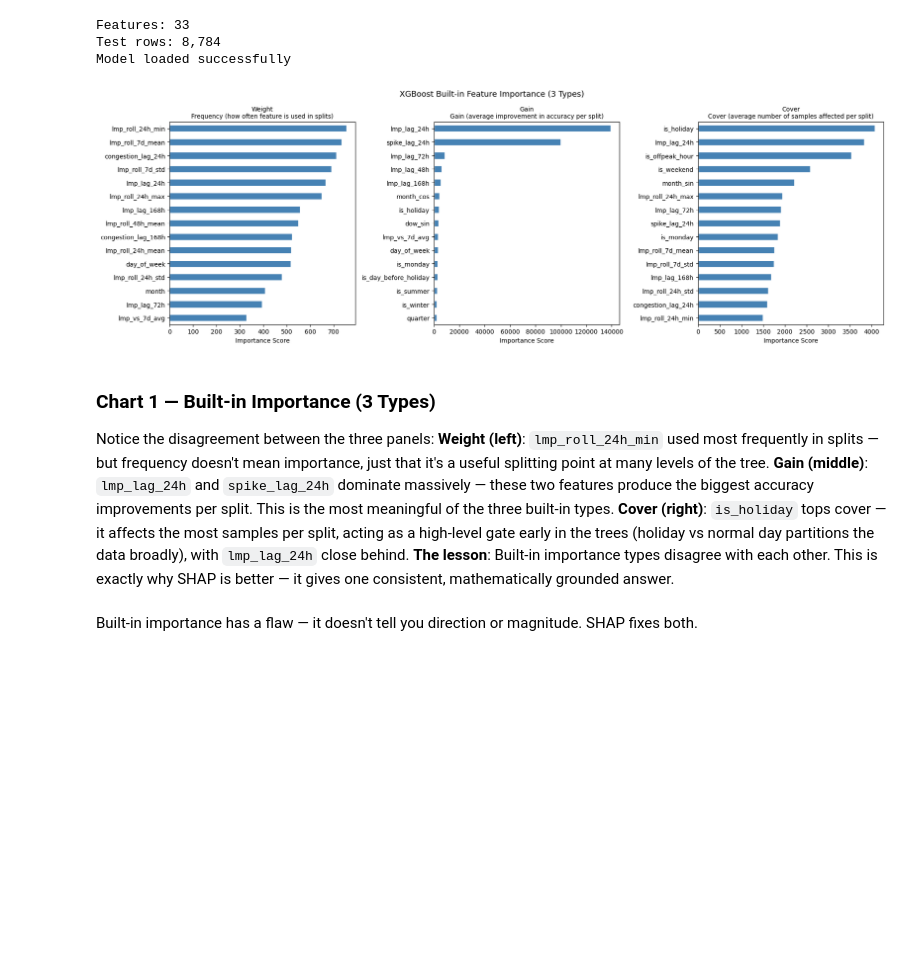
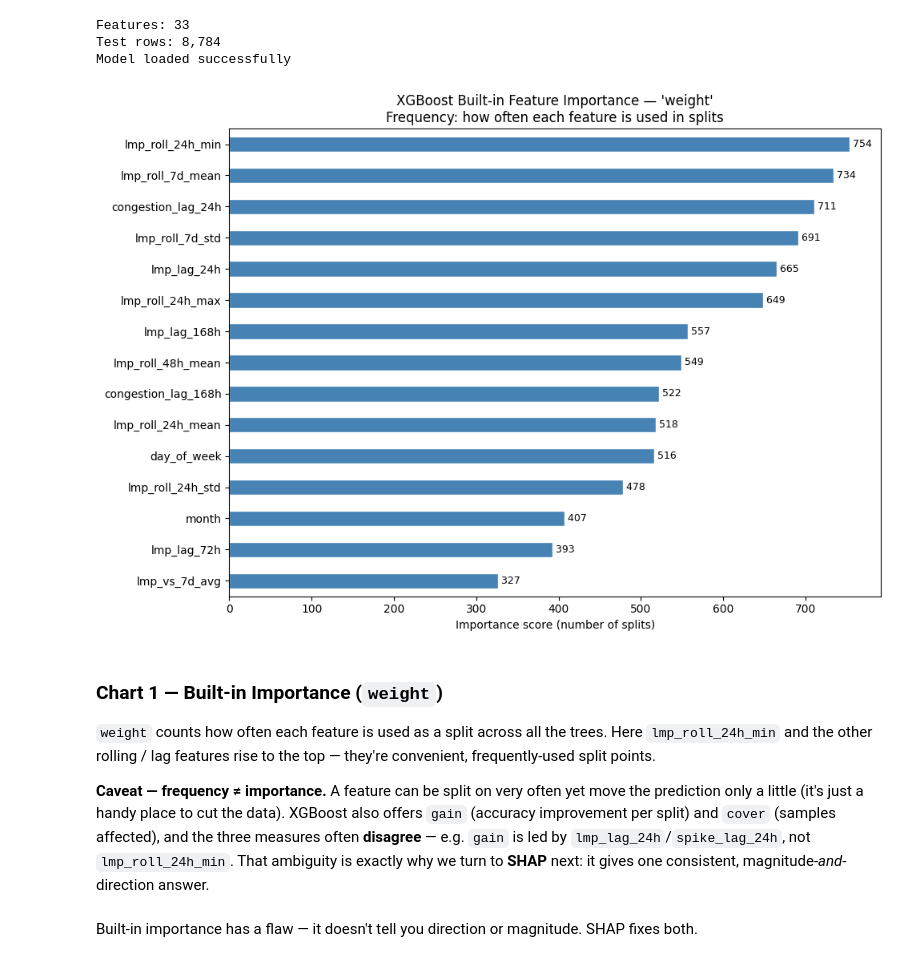
Before and after one commit to zhong338/lmp-forecaster, a Jupyter notebook: notebooks/06_feature_importance.ipynb, the cells around one changed output. Drawn from its saved outputs; the diff is of its cells as text; code cells hidden in the pictures; blank space fills up the shorter version.

```diff
--- a/notebooks/06_feature_importance.ipynb
+++ b/notebooks/06_feature_importance.ipynb
@@ -49,41 +49,34 @@ Features: 33
 Test rows: 8,784
 Model loaded successfully
 # %%
-# --- Built-in XGBoost Importance ---
+# --- Built-in XGBoost Importance: 'weight' (split frequency) ---
+# weight = how often each feature is used as a split point across all the trees.
+imp = (pd.Series(model.get_booster().get_score(importance_type='weight'))
+         .sort_values(ascending=True).tail(15))      # top 15
 
-# XGBoost has 3 built-in importance types
-importance_types = ['weight', 'gain', 'cover']
-importance_labels = {
-    'weight': 'Frequency (how often feature is used in splits)',
-    'gain':   'Gain (average improvement in accuracy per split)',
-    'cover':  'Cover (average number of samples affected per split)'
-}
-
-fig, axes = plt.subplots(1, 3, figsize=(18, 6))
-
-for ax, imp_type in zip(axes, importance_types):
-    imp = pd.Series(
-        model.get_booster().get_score(importance_type=imp_type)
-    ).sort_values(ascending=True).tail(15)  # Top 15
-
-    imp.plot(kind='barh', ax=ax, color='steelblue', edgecolor='white')
-    ax.set_title(f'{imp_type.capitalize()}\n{importance_labels[imp_type]}',
-                 fontsize=10)
-    ax.set_xlabel('Importance Score')
-
-plt.suptitle('XGBoost Built-in Feature Importance (3 Types)', fontsize=13)
+fig, ax = plt.subplots(figsize=(10, 7))
+imp.plot(kind='barh', ax=ax, color='steelblue', edgecolor='white')
+ax.set_title("XGBoost Built-in Feature Importance — 'weight'\n"
+             "Frequency: how often each feature is used in splits", fontsize=12)
+ax.set_xlabel('Importance score (number of splits)')
+for i, v in enumerate(imp.values):
+    ax.text(v, i, f' {int(v)}', va='center', fontsize=9)
 plt.tight_layout()
 plt.savefig('results/xgb_builtin_importance.png', dpi=150)
 plt.show()
 # %% [output]
-[figure, old version]
+[figure, new version]
 # %% [markdown]
-### Chart 1 — Built-in Importance (3 Types)
-Notice the disagreement between the three panels:
-**Weight (left)**: `lmp_roll_24h_min` used most frequently in splits — but frequency doesn't mean importance, just that it's a useful splitting point at many levels of the tree.
-**Gain (middle)**: `lmp_lag_24h` and `spike_lag_24h` dominate massively — these two features produce the biggest accuracy improvements per split. This is the most meaningful of the three built-in types.
-**Cover (right)**: `is_holiday` tops cover — it affects the most samples per split, acting as a high-level gate early in the trees (holiday vs normal day partitions the data broadly), with `lmp_lag_24h` close behind.
-**The lesson**: Built-in importance types disagree with each other. This is exactly why SHAP is better — it gives one consistent, mathematically grounded answer.
+### Chart 1 — Built-in Importance (`weight`)
+`weight` counts how often each feature is used as a split across all the trees. Here
+`lmp_roll_24h_min` and the other rolling / lag features rise to the top — they're convenient,
+frequently-used split points.
+
+**Caveat — frequency ≠ importance.** A feature can be split on very often yet move the prediction
+only a little (it's just a handy place to cut the data). XGBoost also offers `gain` (accuracy
+improvement per split) and `cover` (samples affected), and the three measures often **disagree** —
+e.g. `gain` is led by `lmp_lag_24h`/`spike_lag_24h`, not `lmp_roll_24h_min`. That ambiguity is
+exactly why we turn to **SHAP** next: it gives one consistent, magnitude-*and*-direction answer.
 # %% [markdown]
 Built-in importance has a flaw — it doesn't tell you direction or magnitude. SHAP fixes both.
 # %%
```
Also changed, not shown: parts of 9 cells of this notebook, 14 other files.
